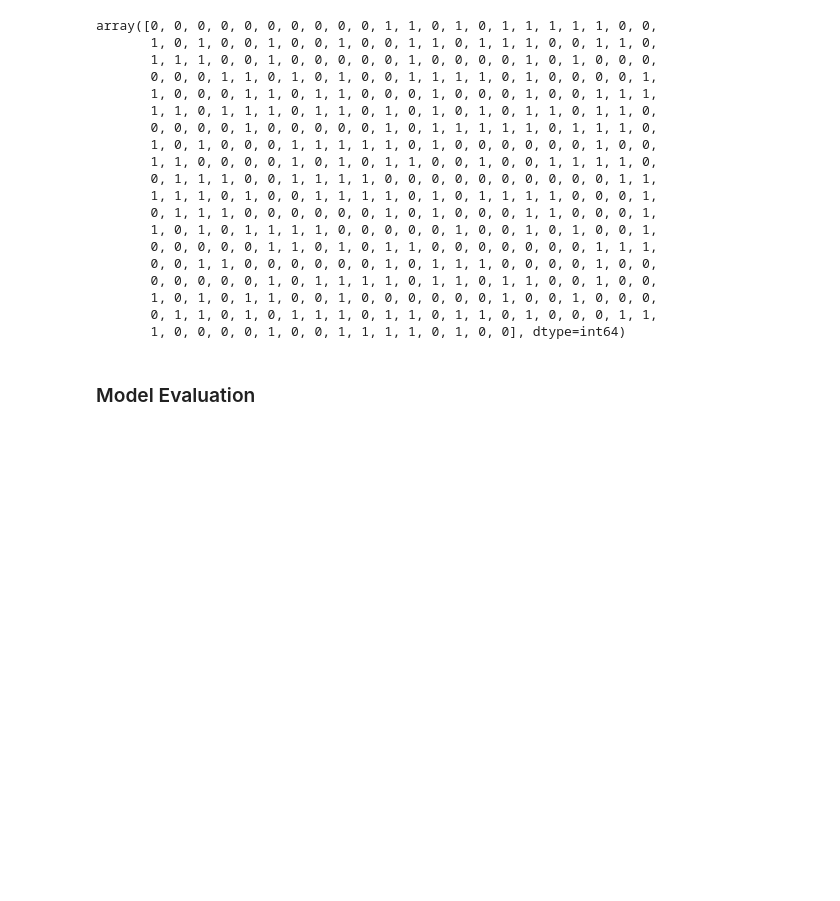
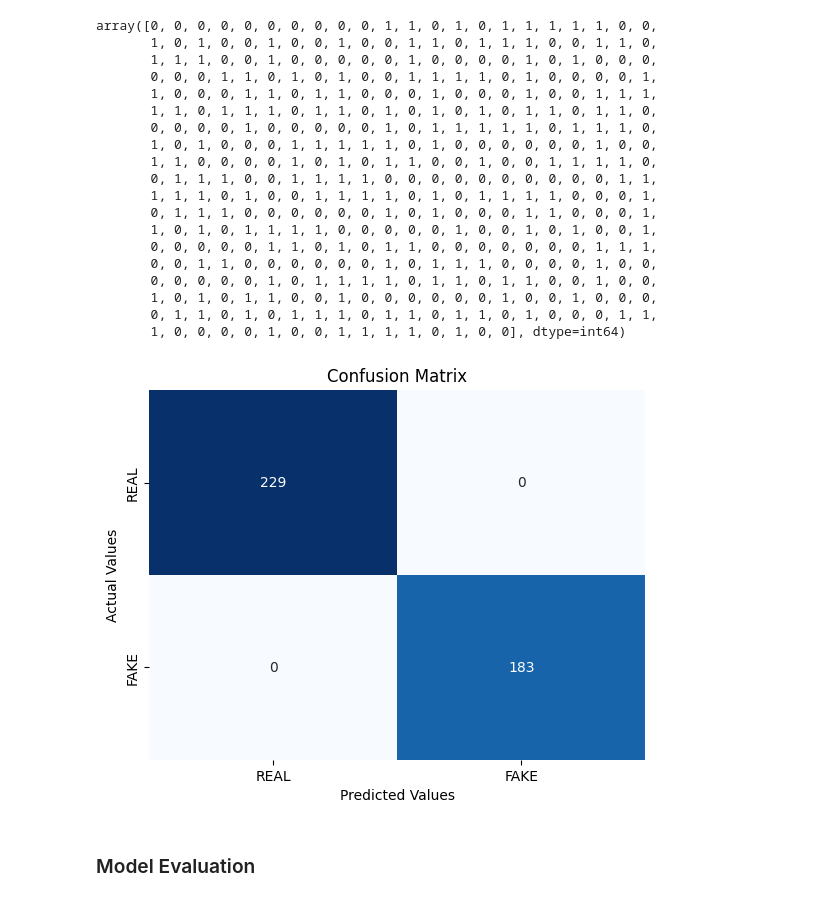
Before and after one commit to mathewpeedikayil/fake-banknotes-classification, a Jupyter notebook: main.ipynb, the cells around one changed output. Cells and saved outputs as stored; diff of their text form; code cells hidden in the pictures; blank space fills up the shorter version.

```diff
--- a/main.ipynb
+++ b/main.ipynb
@@ -224,6 +225,18 @@ array([0, 0, 0, 0, 0, 0, 0, 0, 0, 0, 1, 1, 0, 1, 0, 1, 1, 1, 1, 1, 0, 0,
        1, 0, 1, 0, 1, 1, 0, 0, 1, 0, 0, 0, 0, 0, 0, 1, 0, 0, 1, 0, 0, 0,
        0, 1, 1, 0, 1, 0, 1, 1, 1, 0, 1, 1, 0, 1, 1, 0, 1, 0, 0, 0, 1, 1,
        1, 0, 0, 0, 0, 1, 0, 0, 1, 1, 1, 1, 0, 1, 0, 0], dtype=int64)
+# %%
+confusion_matrix = metrics.confusion_matrix(y_test, y_pred)
+# %%
+sns.heatmap(confusion_matrix, annot = True, cbar = False, fmt = 'g', cmap = 'Blues')
+plt.title("Confusion Matrix")
+plt.xlabel("Predicted Values")
+plt.ylabel("Actual Values")
+plt.xticks(np.arange(2)+0.5, ['REAL', 'FAKE'])
+plt.yticks(np.arange(2)+0.5, ['REAL', 'FAKE'])
+plt.show()
+# %% [output]
+[figure, added]
 # %% [markdown]
 ### Model Evaluation
 # %%
```
Also changed, not shown: parts of 1 cell of this notebook.
